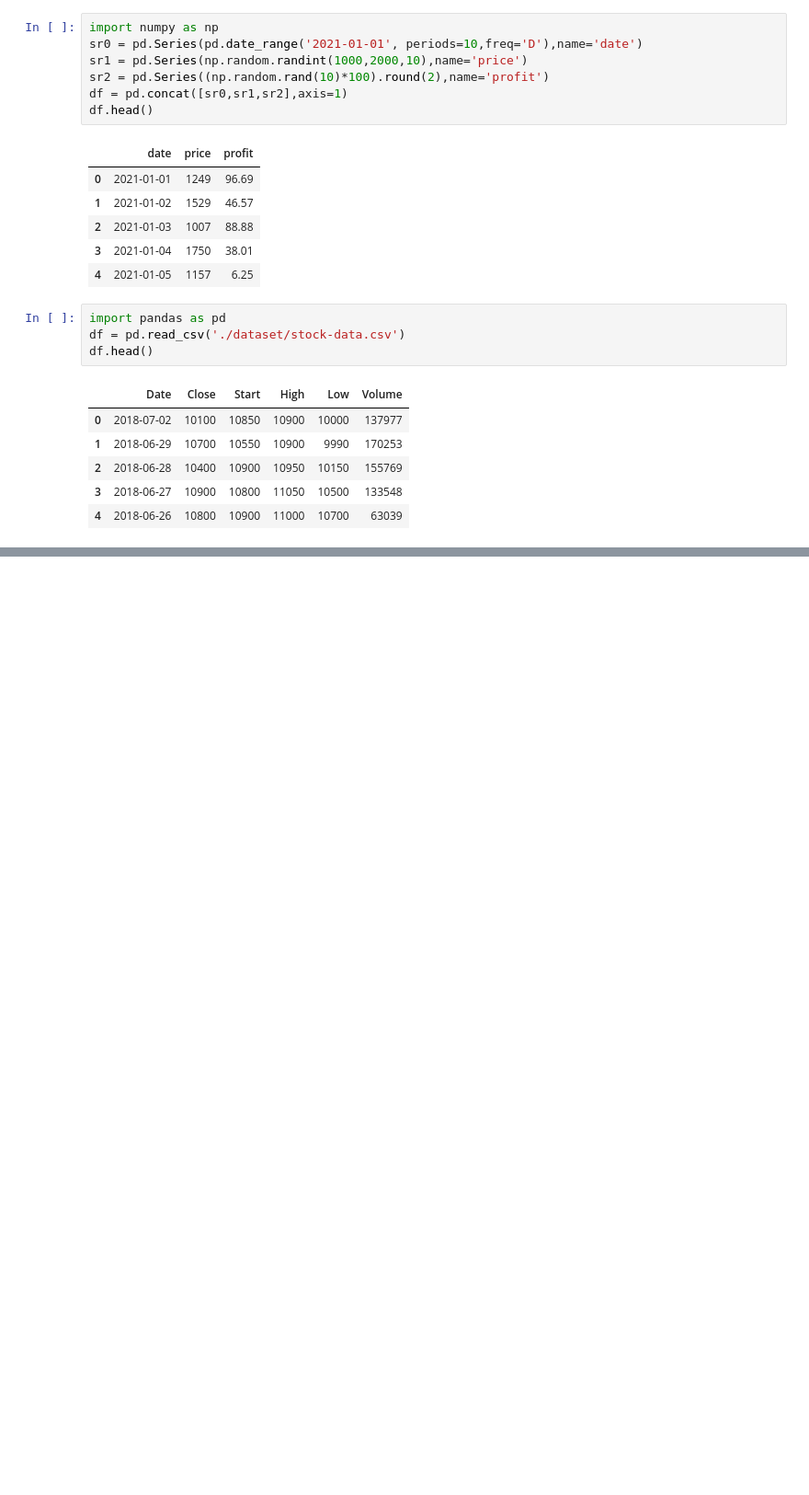
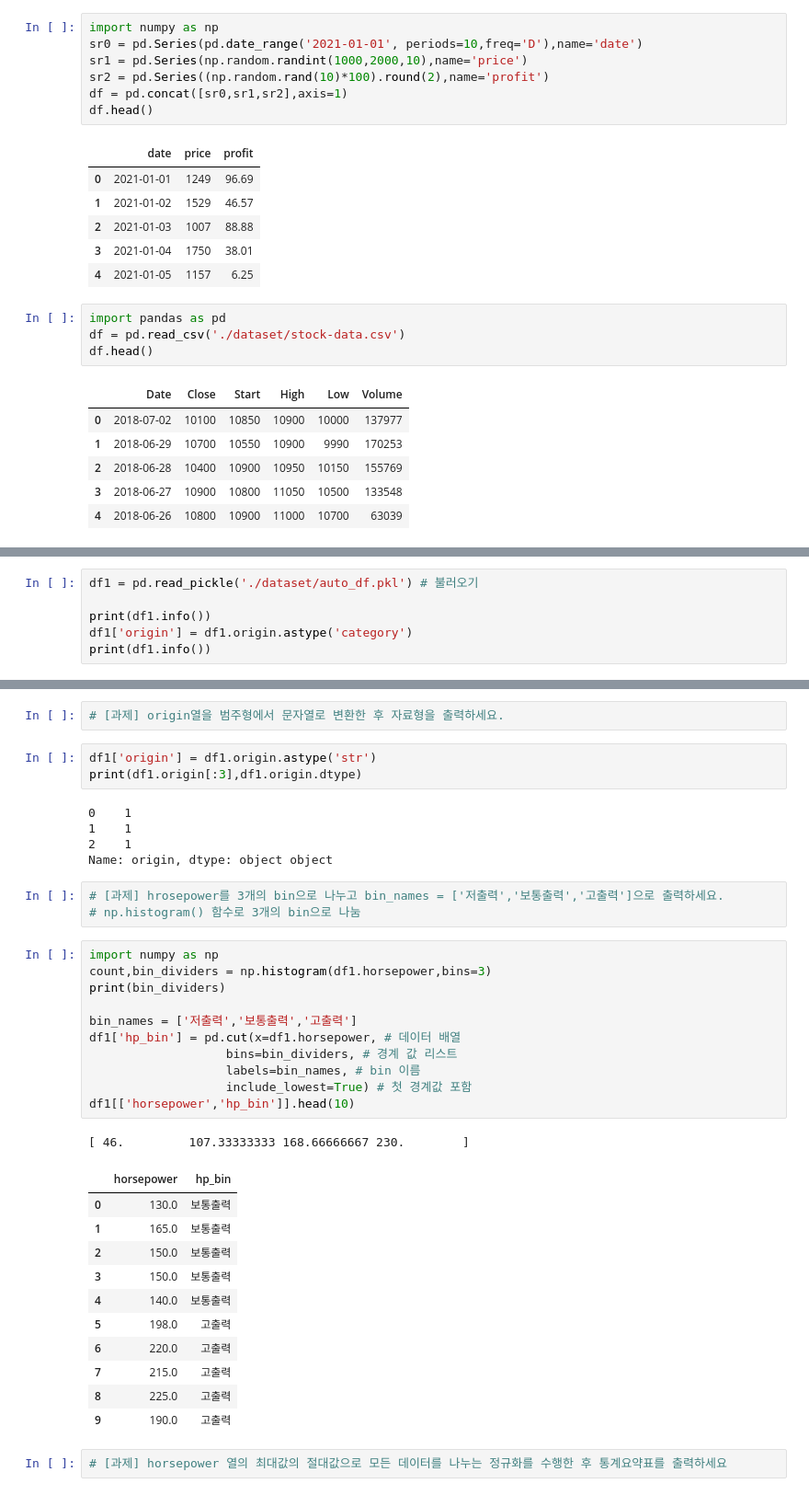
Before and after one commit to bnv20/kdt5, a Jupyter notebook: m2_분석라이브러리활용/pandas/pandas_응용.ipynb, the cells around one changed output, grey strips where cells are left out. Shown at 92% size. Cells and saved outputs as stored; diff of their text form; blank space fills up the shorter version.

```diff
--- a/m2_분석라이브러리활용/pandas/pandas_응용.ipynb
+++ b/m2_분석라이브러리활용/pandas/pandas_응용.ipynb
@@ -965,0 +1195,6 @@ memory usage: 28.1+ KB
+# %%
+df1 = pd.read_pickle('./dataset/auto_df.pkl') # 불러오기
+
+print(df1.info())
+df1['origin'] = df1.origin.astype('category')
+print(df1.info())
@@ -965,0 +1219,39 @@ memory usage: 28.1+ KB
+# %%
+# [과제] origin열을 범주형에서 문자열로 변환한 후 자료형을 출력하세요.
+# %%
+df1['origin'] = df1.origin.astype('str')
+print(df1.origin[:3],df1.origin.dtype)
+# %% [output]
+0    1
+1    1
+2    1
+Name: origin, dtype: object object
+# %%
+# [과제] hrosepower를 3개의 bin으로 나누고 bin_names = ['저출력','보통출력','고출력']으로 출력하세요.
+# np.histogram() 함수로 3개의 bin으로 나눔
+# %%
+import numpy as np
+count,bin_dividers = np.histogram(df1.horsepower,bins=3)
+print(bin_dividers)
+
+bin_names = ['저출력','보통출력','고출력']
+df1['hp_bin'] = pd.cut(x=df1.horsepower, # 데이터 배열
+                   bins=bin_dividers, # 경계 값 리스트
+                   labels=bin_names, # bin 이름
+                   include_lowest=True) # 첫 경계값 포함
+df1[['horsepower','hp_bin']].head(10)
+# %% [output]
+[ 46.         107.33333333 168.66666667 230.        ]
+|  | horsepower | hp_bin |
+| 0 | 130.0 | 보통출력 |
+| 1 | 165.0 | 보통출력 |
+| 2 | 150.0 | 보통출력 |
+| 3 | 150.0 | 보통출력 |
+| 4 | 140.0 | 보통출력 |
+| 5 | 198.0 | 고출력 |
+| 6 | 220.0 | 고출력 |
+| 7 | 215.0 | 고출력 |
+| 8 | 225.0 | 고출력 |
+| 9 | 190.0 | 고출력 |
+# %%
+# [과제] horsepower 열의 최대값의 절대값으로 모든 데이터를 나누는 정규화를 수행한 후 통계요약표를 출력하세요
```
Also changed, not shown: parts of 48 cells of this notebook.
